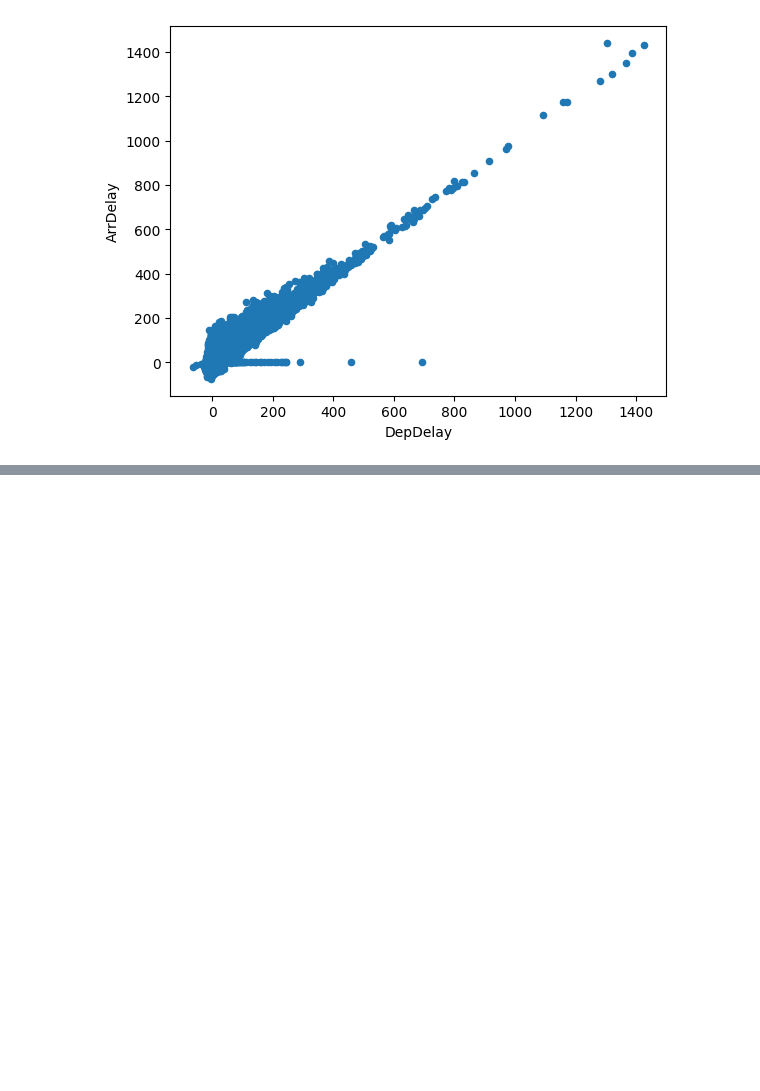
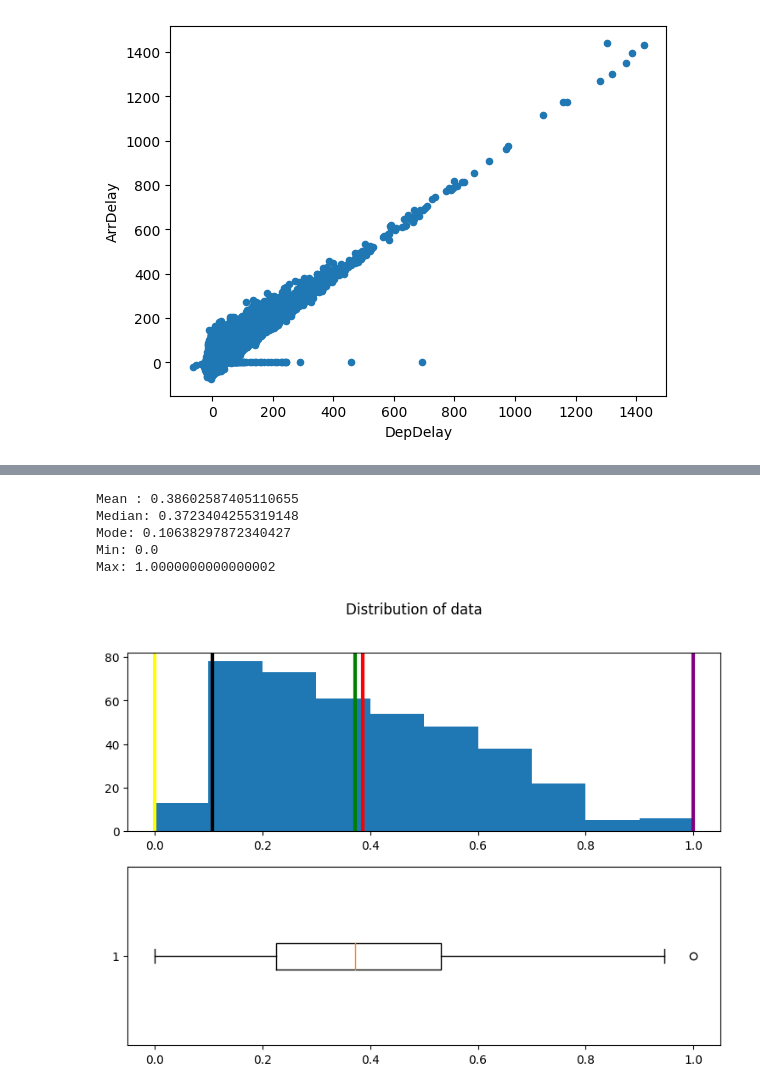
Before and after one commit to Chitransh-coder/ML, a Jupyter notebook: ML Notes.ipynb, the cells around one changed output, grey strips where cells are left out. Cells and saved outputs as stored; diff of their text form; code cells hidden in the pictures; blank space fills up the shorter version.

```diff
--- a/ML Notes.ipynb
+++ b/ML Notes.ipynb
@@ -310,0 +369,10 @@ For that we'll move step by step.
+# %%
+label = df['mpg']
+distribution(label)
+# %% [output]
+Mean : 0.38602587405110655
+Median: 0.3723404255319148
+Mode: 0.10638297872340427
+Min: 0.0
+Max: 1.0000000000000002
+[figure, added]
```
Also changed, not shown: parts of 27 cells of this notebook, 1 other file.
